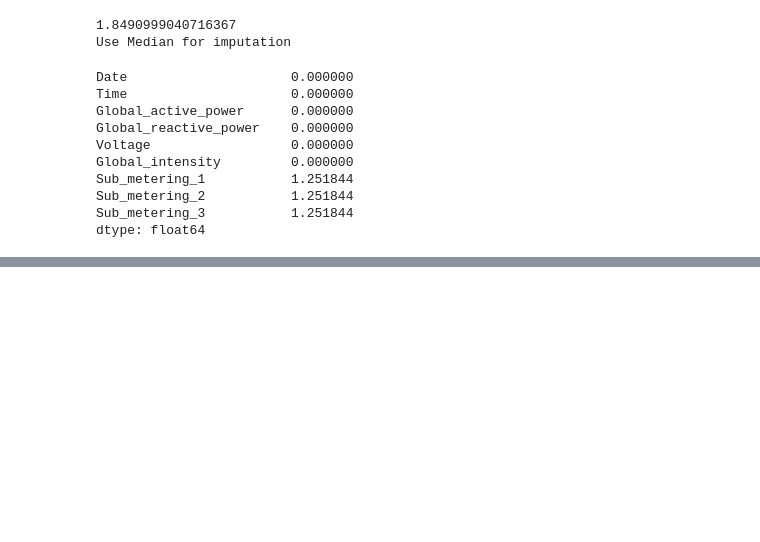
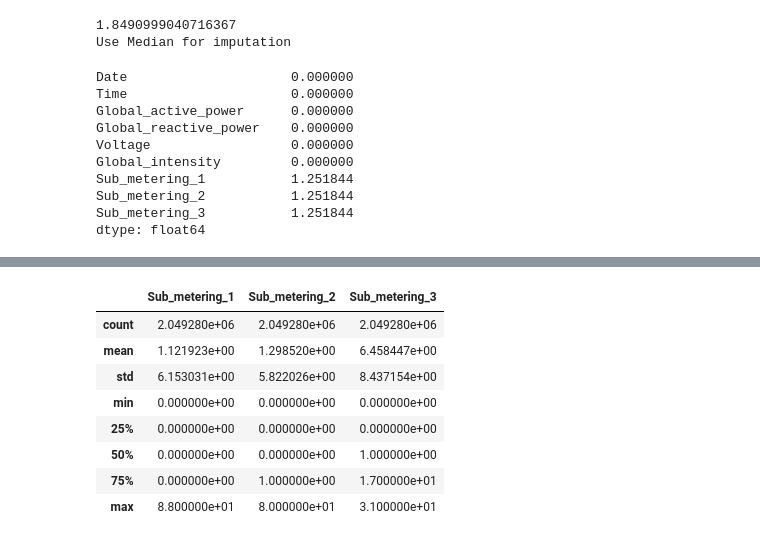
Before and after one commit to python-is-life2022/individual-household-electric-power-consumption, a Jupyter notebook: notebooks/individual-household-electric-power-consumption.ipynb, the cells around one changed output, grey strips where cells are left out. Drawn from its saved outputs; the diff is of its cells as text; code cells hidden in the pictures; blank space fills up the shorter version.

Commit message:
Add files via upload
Complete missing value imputation for sub-metering features

```diff
--- a/notebooks/individual-household-electric-power-consumption.ipynb
+++ b/notebooks/individual-household-electric-power-consumption.ipynb
@@ -414,0 +430,12 @@ dtype: float64
+# %%
+power_ds[['Sub_metering_1', 'Sub_metering_2', 'Sub_metering_3']].describe()
+# %% [output]
+|  | Sub_metering_1 | Sub_metering_2 | Sub_metering_3 |
+| count | 2.049280e+06 | 2.049280e+06 | 2.049280e+06 |
+| mean | 1.121923e+00 | 1.298520e+00 | 6.458447e+00 |
+| std | 6.153031e+00 | 5.822026e+00 | 8.437154e+00 |
+| min | 0.000000e+00 | 0.000000e+00 | 0.000000e+00 |
+| 25% | 0.000000e+00 | 0.000000e+00 | 0.000000e+00 |
+| 50% | 0.000000e+00 | 0.000000e+00 | 1.000000e+00 |
+| 75% | 0.000000e+00 | 1.000000e+00 | 1.700000e+01 |
+| max | 8.800000e+01 | 8.000000e+01 | 3.100000e+01 |
```
Also changed, not shown: parts of 6 cells of this notebook.
